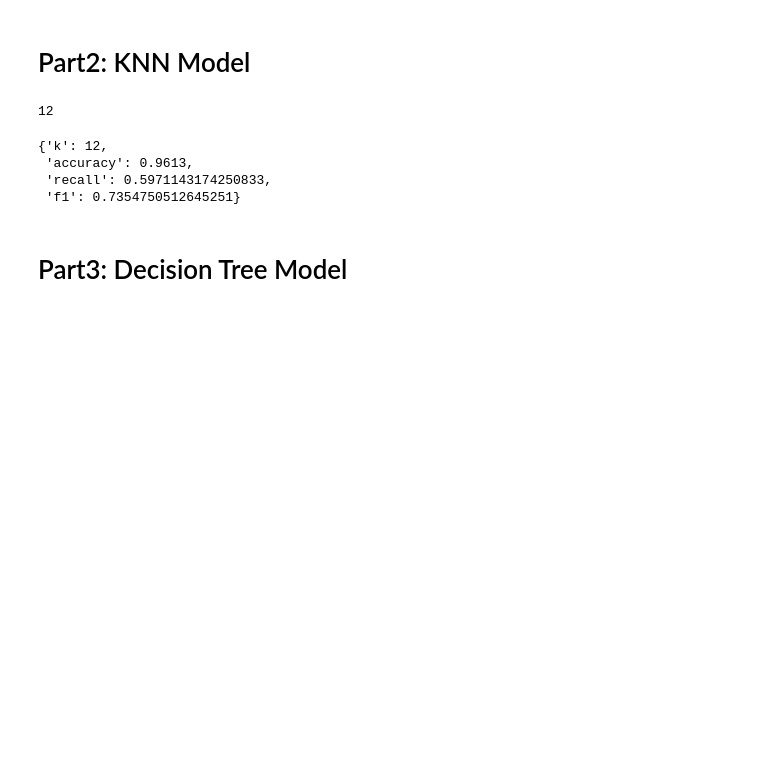
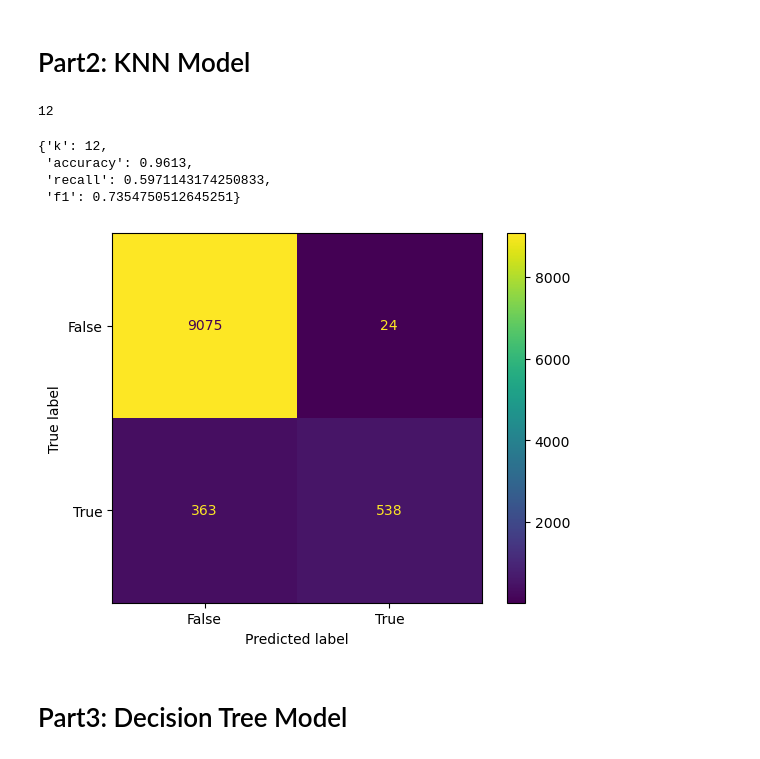
Before and after one commit to COGS118A/Group038-SP23, a Jupyter notebook: model.ipynb, the cells around one changed output. Saved outputs shown, nothing was run; the diff lists cells and outputs as text; code cells hidden in the pictures; blank space fills up the shorter version.

```diff
--- a/model.ipynb
+++ b/model.ipynb
@@ -134,5 +168,14 @@ report
  'f1': 0.7354750512645251}
 # %%
 df_knn.to_csv('data/KNN_predict.csv')
+# %%
+df_knn = pd.read_csv('data/KNN_predict.csv')
+cm = confusion_matrix(df_knn['label'], df_knn['predict'])
+cm_display = ConfusionMatrixDisplay(confusion_matrix = cm, display_labels = [False, True])
+cm_display.plot()
+plt.savefig('img/knn_cm.png')
+plt.show()
+# %% [output]
+[figure, added]
 # %% [markdown]
 # Part3: Decision Tree Model
```
Also changed, not shown: parts of 4 cells of this notebook, 3 other files.
